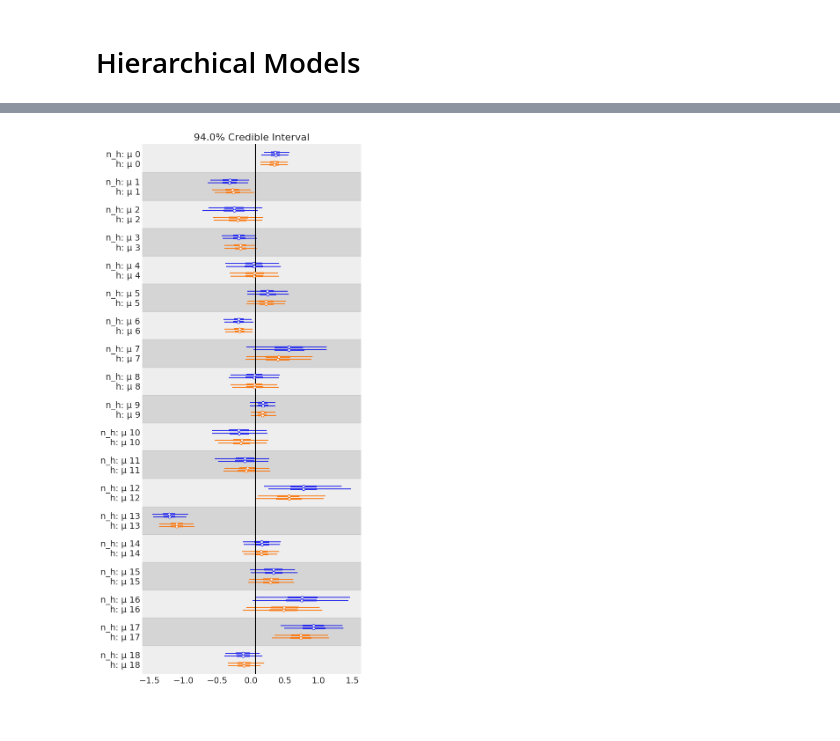
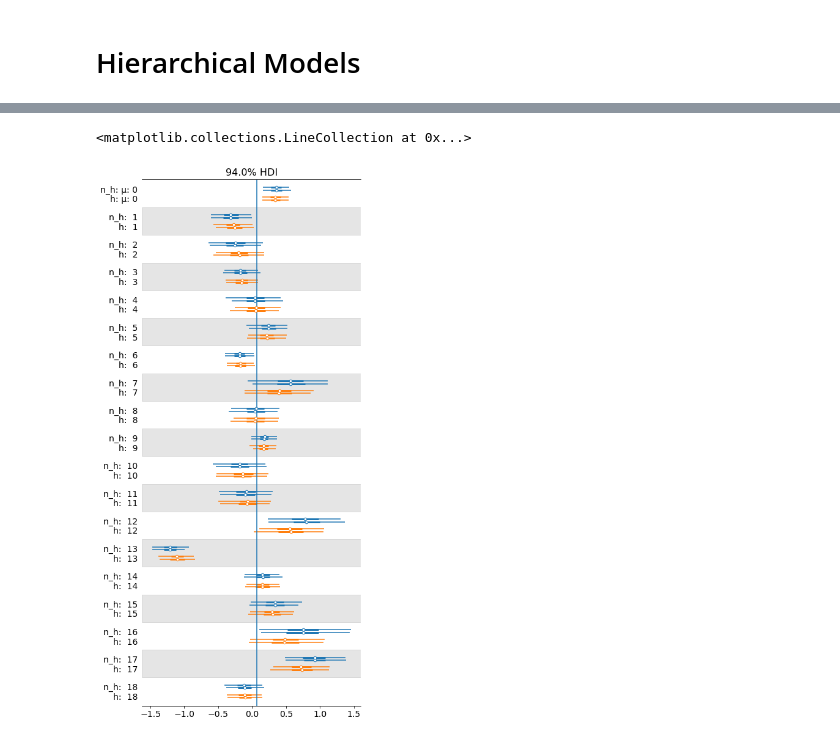
Before and after one commit to Vedia-JerezDaniel/Bayesi_py, a Jupyter notebook: Chapter02/02 Programming probabilistically.ipynb, the cells around one changed output, grey strips where cells are left out. Cells and saved outputs as stored; diff of their text form; code cells hidden in the pictures.

```diff
--- a/Chapter02/02 Programming probabilistically.ipynb
+++ b/Chapter02/02 Programming probabilistically.ipynb
@@ -285,8 +293,6 @@ NUTS: [σ, μ]
 # %%
 dist = stats.norm()
-
-_, ax = plt.subplots(3, 2, figsize=(14, 8), constrained_layout=True)
-
+_, ax = plt.subplots(3, 2, figsize=(12, 8), constrained_layout=True)
 comparisons = [(i, j) for i in range(4) for j in range(i+1, 4)]
 pos = [(k, l) for k in range(3) for l in (0, 1)]
 
@@ -299,5 +305,5 @@ for (i, j), (k, l) in zip(comparisons, pos):
     ax[k, l].plot(
         0, label=f"Cohen's d = {d_cohen:.2f}\nProb sup = {ps:.2f}", alpha=0)
     ax[k, l].legend()
-plt.savefig('B11197_02_18.png', dpi=300)
+# plt.savefig('B11197_02_18.png', dpi=300)
 # %% [output]
@@ -316,13 +320,11 @@ for i in range(0, len(N_samples)):
     data.extend(np.repeat([1, 0], [G_samples[i], N_samples[i]-G_samples[i]]))
 # %%
 with pm.Model() as model_h:
-    μ = pm.Beta('μ', 1., 1.)
-    κ = pm.HalfNormal('κ', 10)
-
+    μ = pm.Beta('μ', 1., .5)
+    κ = pm.HalfNormal('κ', 8)
     θ = pm.Beta('θ', alpha=μ*κ, beta=(1.0-μ)*κ, shape=len(N_samples))
     y = pm.Bernoulli('y', p=θ[group_idx], observed=data)
-
-    trace_h = pm.sample(2000)
+    trace_h = pm.sample(10000,cores=2)
 # %% [output]
 Auto-assigning NUTS sampler...
 Initializing NUTS using jitter+adapt_diag...
@@ -372,12 +383,10 @@ idx = pd.Categorical(cs_data['aa']).codes
 groups = len(np.unique(idx))
 # %%
 with pm.Model() as cs_nh:
-    μ = pm.Normal('μ', mu=0, sd=10, shape=groups)
-    σ = pm.HalfNormal('σ', sd=10, shape=groups)
-
+    μ = pm.Normal('μ', mu=0, sd=7.5, shape=groups)
+    σ = pm.HalfNormal('σ', sd=6, shape=groups)
     y = pm.Normal('y', mu=μ[idx], sd=σ[idx], observed=diff)
-
-    trace_cs_nh = pm.sample(1000)
+    trace_cs_nh = pm.sample(1000, cores=2)
 # %% [output]
 Auto-assigning NUTS sampler...
 Initializing NUTS using jitter+adapt_diag...
@@ -386,16 +397,13 @@ NUTS: [σ, μ]
 # %%
 with pm.Model() as cs_h:
     # hyper_priors
-    μ_μ = pm.Normal('μ_μ', mu=0, sd=10)
-    σ_μ = pm.HalfNormal('σ_μ', 10)
-
+    μ_μ = pm.Normal('μ_μ', mu=0, sd=7)
+    σ_μ = pm.HalfNormal('σ_μ', 5)
     # priors
     μ = pm.Normal('μ', mu=μ_μ, sd=σ_μ, shape=groups)
     σ = pm.HalfNormal('σ', sd=10, shape=groups)
-
     y = pm.Normal('y', mu=μ[idx], sd=σ[idx], observed=diff)
-
-    trace_cs_h = pm.sample(1000)
+    trace_cs_h = pm.sample(1000, cores=2)
 # %% [output]
 Auto-assigning NUTS sampler...
 Initializing NUTS using jitter+adapt_diag...
@@ -404,9 +414,10 @@ NUTS: [σ, μ, σ_μ, μ_μ]
 # %%
-_, axes = az.plot_forest([trace_cs_nh, trace_cs_h],
-                         model_names=['n_h', 'h'],
-                         var_names='μ', combined=False, colors='cycle')
+axes = az.plot_forest(data=[trace_cs_nh, trace_cs_h], kind='forestplot',
+                         model_names= ['n_h','h'], var_names='μ', combined=False, colors='cycle')
 y_lims = axes[0].get_ylim()
 axes[0].vlines(trace_cs_h['μ_μ'].mean(), *y_lims)
-plt.savefig('B11197_02_22.png', dpi=300)
+
+# plt.savefig('B11197_02_22.png', dpi=300)
 # %% [output]
+<matplotlib.collections.LineCollection at 0x...>
-[figure, old version]
+[figure, new version]
```
Also changed, not shown: parts of 12 cells of this notebook.
